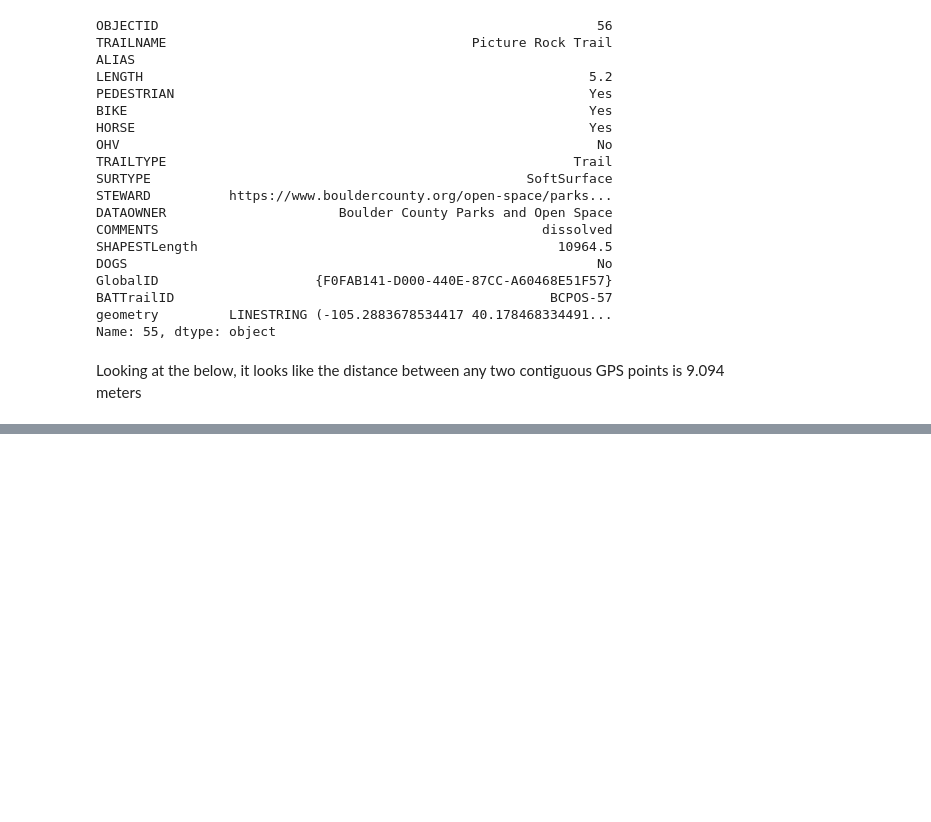
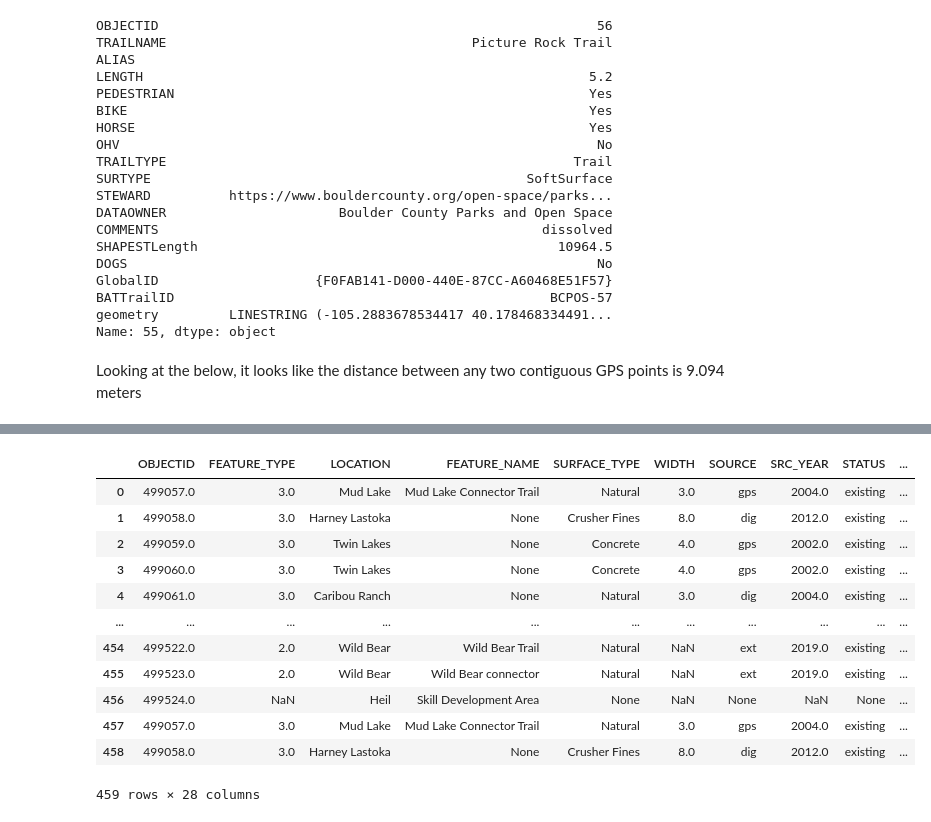
Before and after one commit to aemerick/planit, a Jupyter notebook: autotrail/boulder_trails_eda.ipynb, the cells around one changed output, grey strips where cells are left out. Cells and saved outputs as stored; diff of their text form; code cells hidden in the pictures; blank space fills up the shorter version.

```diff
--- a/autotrail/boulder_trails_eda.ipynb
+++ b/autotrail/boulder_trails_eda.ipynb
@@ -317,0 +549,2 @@ Datum: World Geodetic System 1984
+# %%
+new_df, nodes, edges, lat, long, merge_list = process_data(gdf_small)
@@ -317,0 +576,18 @@ Datum: World Geodetic System 1984
+# %%
+x = new_df.append( [new_df.iloc[0],new_df.iloc[1]], ignore_index=True)
+# %%
+x
+# %% [output]
+|  | OBJECTID | FEATURE_TYPE | LOCATION | FEATURE_NAME | SURFACE_TYPE | WIDTH | SOURCE | SRC_YEAR | STATUS | ... |
+| 0 | 499057.0 | 3.0 | Mud Lake | Mud Lake Connector Trail | Natural | 3.0 | gps | 2004.0 | existing | ... |
+| 1 | 499058.0 | 3.0 | Harney Lastoka | None | Crusher Fines | 8.0 | dig | 2012.0 | existing | ... |
+| 2 | 499059.0 | 3.0 | Twin Lakes | None | Concrete | 4.0 | gps | 2002.0 | existing | ... |
+| 3 | 499060.0 | 3.0 | Twin Lakes | None | Concrete | 4.0 | gps | 2002.0 | existing | ... |
+| 4 | 499061.0 | 3.0 | Caribou Ranch | None | Natural | 3.0 | dig | 2004.0 | existing | ... |
+| ... | ... | ... | ... | ... | ... | ... | ... | ... | ... | ... |
+| 454 | 499522.0 | 2.0 | Wild Bear | Wild Bear Trail | Natural | NaN | ext | 2019.0 | existing | ... |
+| 455 | 499523.0 | 2.0 | Wild Bear | Wild Bear connector | Natural | NaN | ext | 2019.0 | existing | ... |
+| 456 | 499524.0 | NaN | Heil | Skill Development Area | None | NaN | None | NaN | None | ... |
+| 457 | 499057.0 | 3.0 | Mud Lake | Mud Lake Connector Trail | Natural | 3.0 | gps | 2004.0 | existing | ... |
+| 458 | 499058.0 | 3.0 | Harney Lastoka | None | Crusher Fines | 8.0 | dig | 2012.0 | existing | ... |
+459 rows × 28 columns
```
Also changed, not shown: parts of 19 cells of this notebook.
